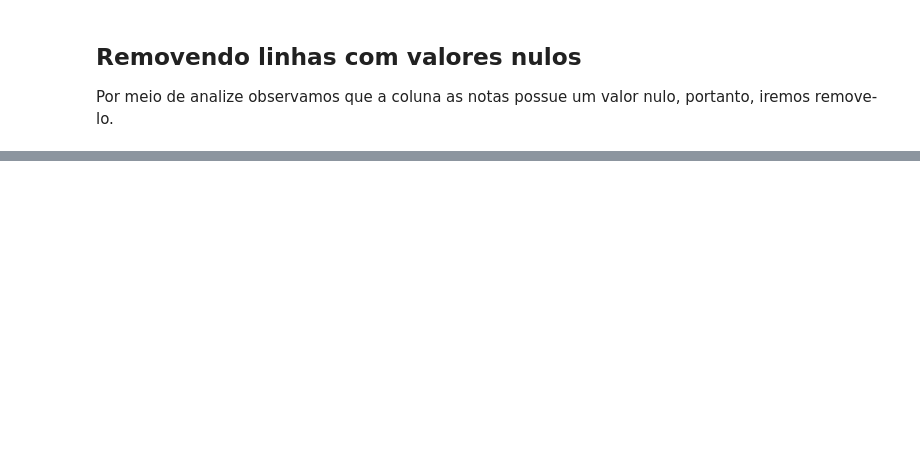
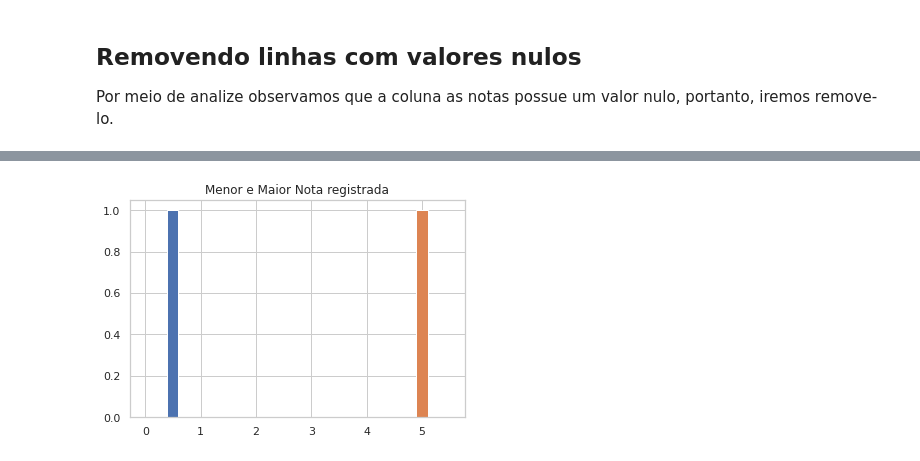
Before and after one commit to arthur-ogibowski/AnaliseExploratoria, a Jupyter notebook: DatasetLimpo/notebooks_Projeto_Ciencia_de_dados'_Dataset_LimpezaDeDados.ipynb, the cells around one changed output, grey strips where cells are left out. Saved outputs shown, nothing was run; the diff lists cells and outputs as text; code cells hidden in the pictures; blank space fills up the shorter version.

```diff
--- a/DatasetLimpo/notebooks_Projeto_Ciencia_de_dados'_Dataset_LimpezaDeDados.ipynb
+++ b/DatasetLimpo/notebooks_Projeto_Ciencia_de_dados'_Dataset_LimpezaDeDados.ipynb
@@ -130,0 +155,7 @@ df.head()
+# %%
+plt.hist(df.Nota.min(), bins=5, rwidth=1)
+plt.hist(df.Nota.max(), bins=5, rwidth=1)
+plt.title('Menor e Maior Nota registrada')
+plt.show()
+# %% [output]
+[figure, added]
```
Also changed, not shown: parts of 17 cells of this notebook.
